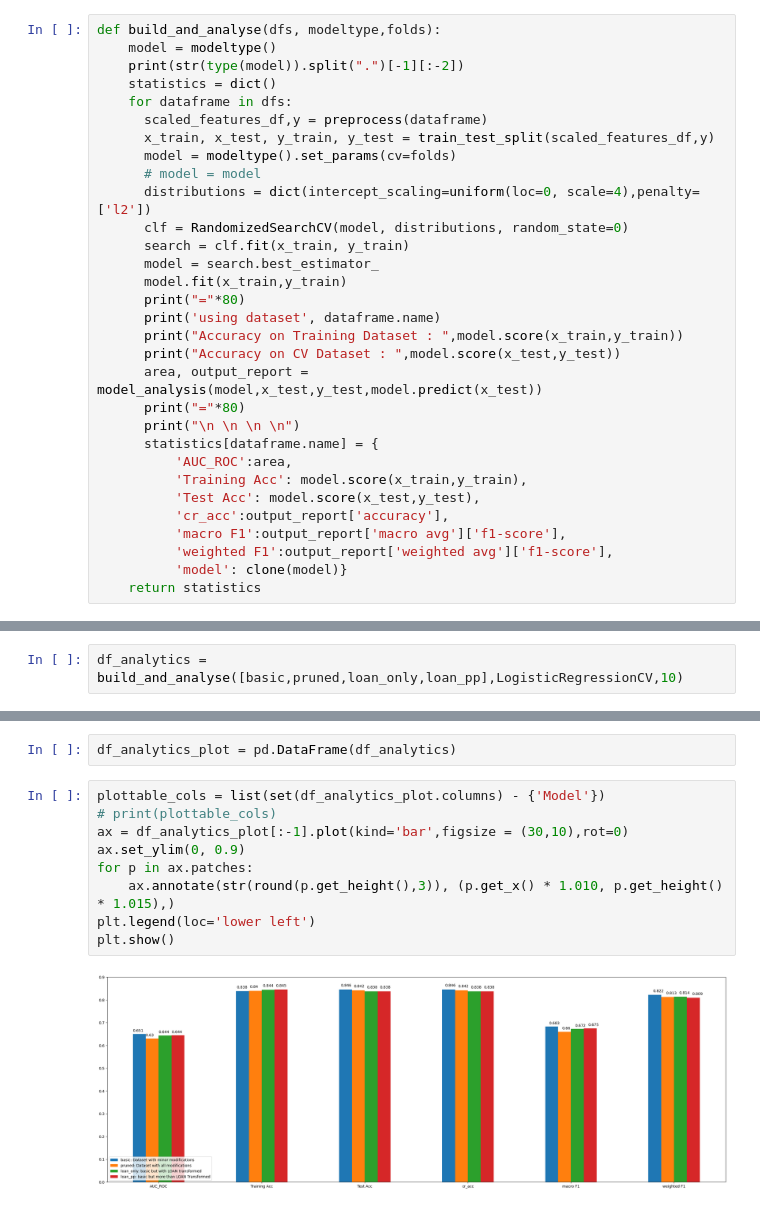
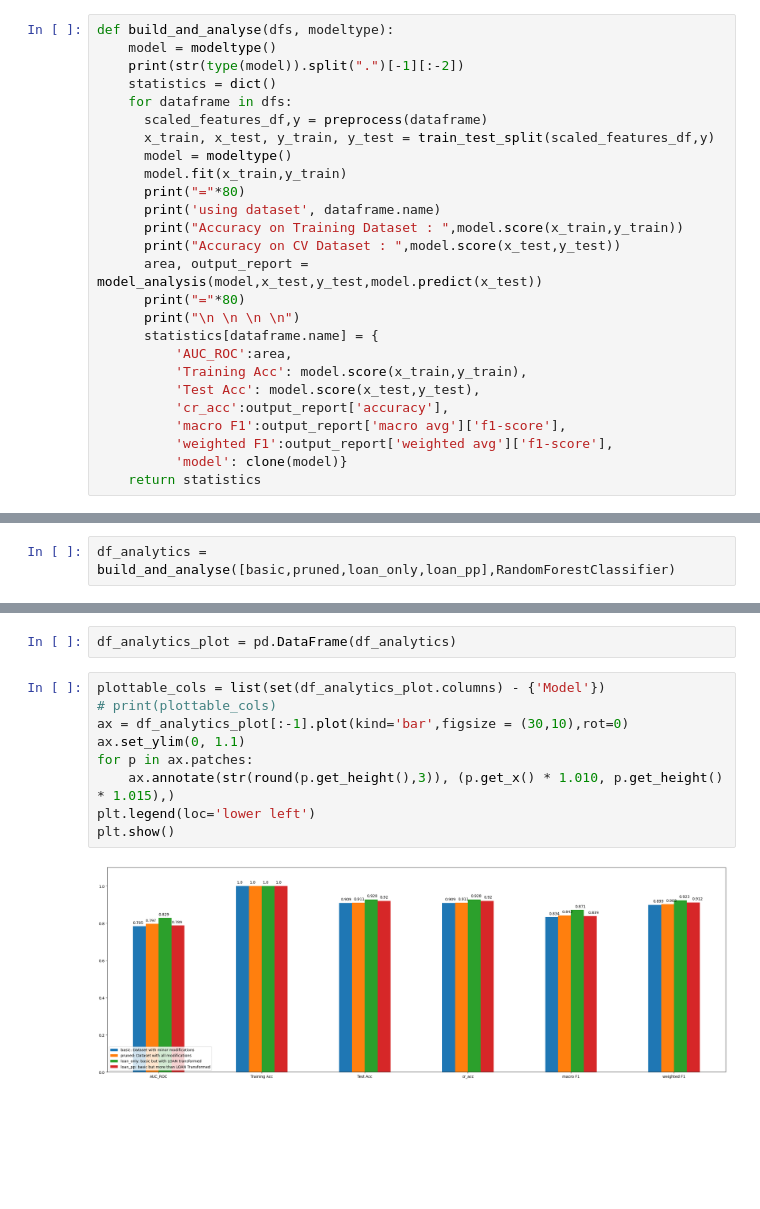
Before and after one commit to Zypperman/DBTT_G1_GRP3, a Jupyter notebook: Notebooks/Usecase_1_1_V1(OtherModels).ipynb, the cells around one changed output, grey strips where cells are left out. Cells and saved outputs as stored; diff of their text form; blank space fills up the shorter version.

```diff
--- a/Notebooks/Usecase_1_1_V1(OtherModels).ipynb
+++ b/Notebooks/Usecase_1_1_V1(OtherModels).ipynb
@@ -141,19 +145,14 @@ To ensure that our model is robust, we need to ensure that it isn't overfitting
 
   Additionally, we will also tune its parameters by performing random search.
 # %%
-def build_and_analyse(dfs, modeltype,folds):
+def build_and_analyse(dfs, modeltype):
     model = modeltype()
     print(str(type(model)).split(".")[-1][:-2])
     statistics = dict()
     for dataframe in dfs:
       scaled_features_df,y = preprocess(dataframe)
       x_train, x_test, y_train, y_test = train_test_split(scaled_features_df,y)
-      model = modeltype().set_params(cv=folds)
-      # model = model
-      distributions = dict(intercept_scaling=uniform(loc=0, scale=4),penalty=['l2'])
-      clf = RandomizedSearchCV(model, distributions, random_state=0)
-      search = clf.fit(x_train, y_train)
-      model = search.best_estimator_
+      model = modeltype()
       model.fit(x_train,y_train)
       print("="*80)
       print('using dataset', dataframe.name)
@@ -174,3 +175,3 @@ def build_and_analyse(dfs, modeltype,folds):
 # %%
-df_analytics = build_and_analyse([basic,pruned,loan_only,loan_pp],LogisticRegressionCV,10)
+df_analytics = build_and_analyse([basic,pruned,loan_only,loan_pp],RandomForestClassifier)
 # %% [output]
@@ -225,11 +226,11 @@ df_analytics_plot = pd.DataFrame(df_analytics)
 # %%
 plottable_cols = list(set(df_analytics_plot.columns) - {'Model'})
 # print(plottable_cols)
 ax = df_analytics_plot[:-1].plot(kind='bar',figsize = (30,10),rot=0)
-ax.set_ylim(0, 0.9)
+ax.set_ylim(0, 1.1)
 for p in ax.patches:
     ax.annotate(str(round(p.get_height(),3)), (p.get_x() * 1.010, p.get_height() * 1.015),)
 plt.legend(loc='lower left')
 plt.show()
 # %% [output]
-[figure, old version]
+[figure, new version]
```
Also changed, not shown: parts of 36 cells of this notebook.
